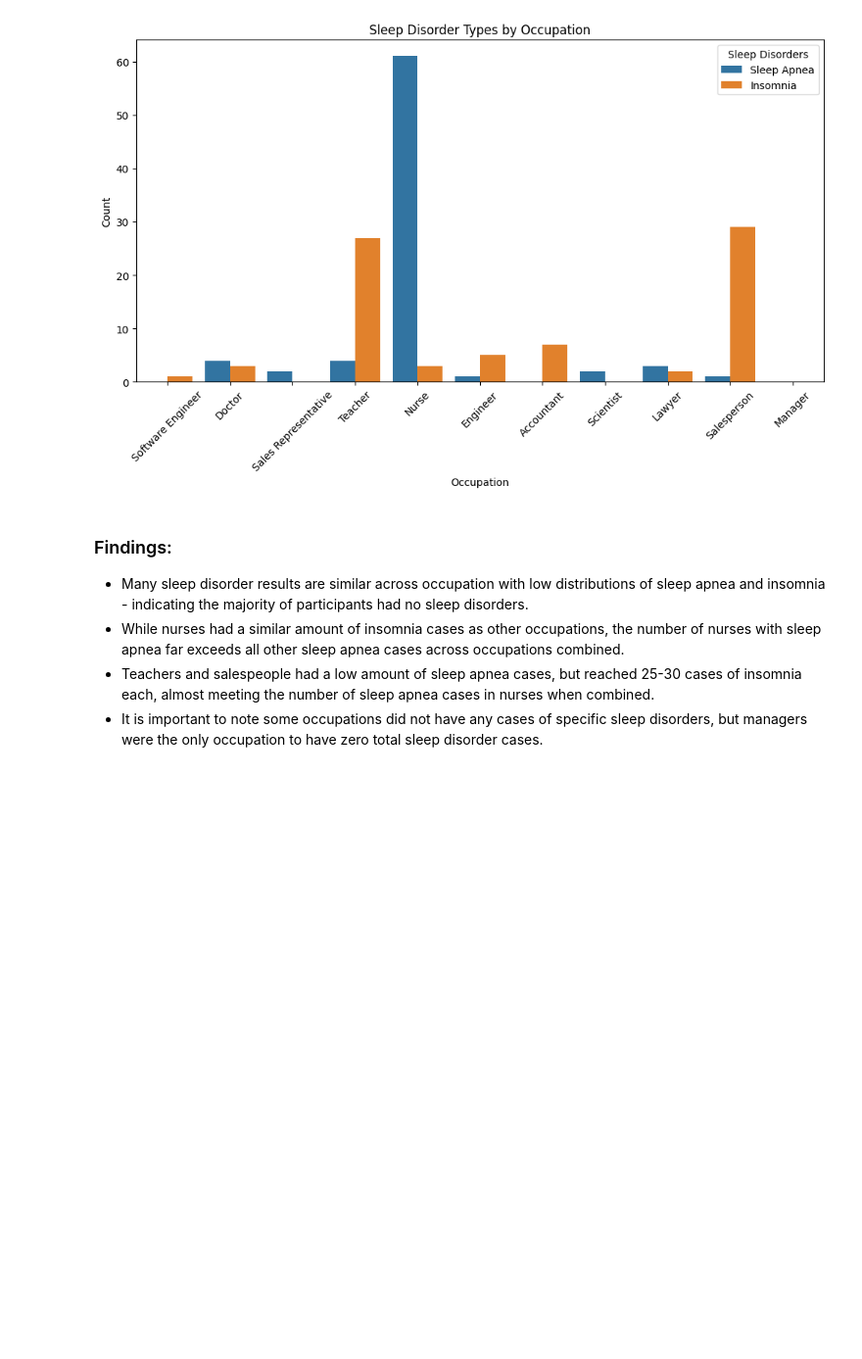
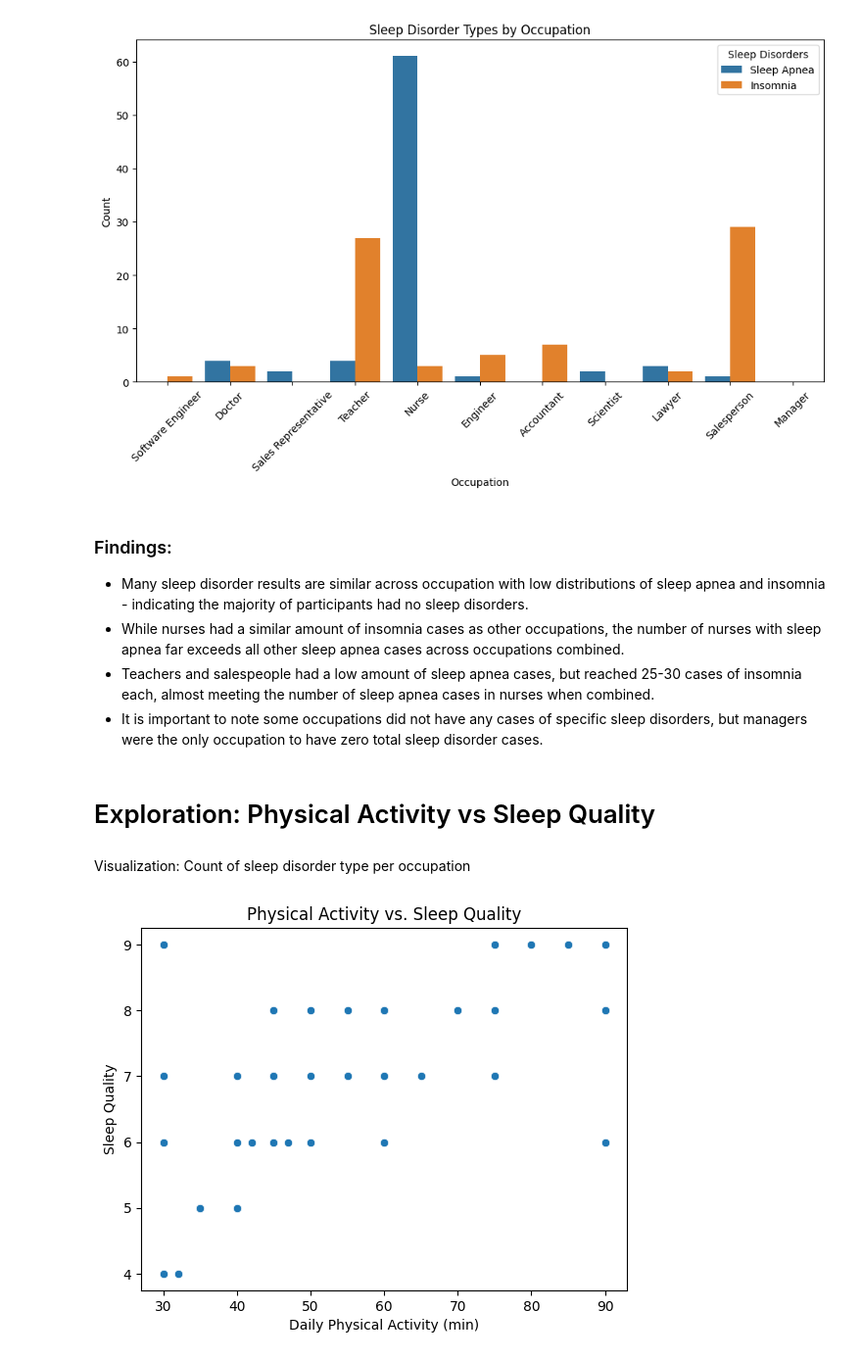
Before and after one commit to shamitsoni/Sleep-Health, a Jupyter notebook: notebooks/analysis.ipynb, the cells around one changed output. Shown at 98% size. Drawn from its saved outputs; the diff is of its cells as text; code cells hidden in the pictures; blank space fills up the shorter version.

Commit message:
Analysis: Physical activity vs sleep quality
- Add scatterplot visualization for physical activity level and sleep
quality
- Find correlation coefficient
- List findings and relationship

```diff
--- a/notebooks/analysis.ipynb
+++ b/notebooks/analysis.ipynb
@@ -123,3 +123,15 @@ plt.show()
 - While nurses had a similar amount of insomnia cases as other occupations, the number of nurses with sleep apnea far exceeds all other sleep apnea cases across occupations combined.
 - Teachers and salespeople had a low amount of sleep apnea cases, but reached 25-30 cases of insomnia each, almost meeting the number of sleep apnea cases in nurses when combined.
 - It is important to note some occupations did not have any cases of specific sleep disorders, but managers were the only occupation to have zero total sleep disorder cases.
+# %% [markdown]
+# Exploration: Physical Activity vs Sleep Quality
+# %% [markdown]
+Visualization: Count of sleep disorder type per occupation
+# %%
+sns.scatterplot(data=df, x="physical_activity_level", y="quality_of_sleep")
+plt.xlabel("Daily Physical Activity (min)")
+plt.ylabel("Sleep Quality")
+plt.title("Physical Activity vs. Sleep Quality")
+plt.show()
+# %% [output]
+[figure, added]
```
Also changed, not shown: parts of 3 cells of this notebook.
